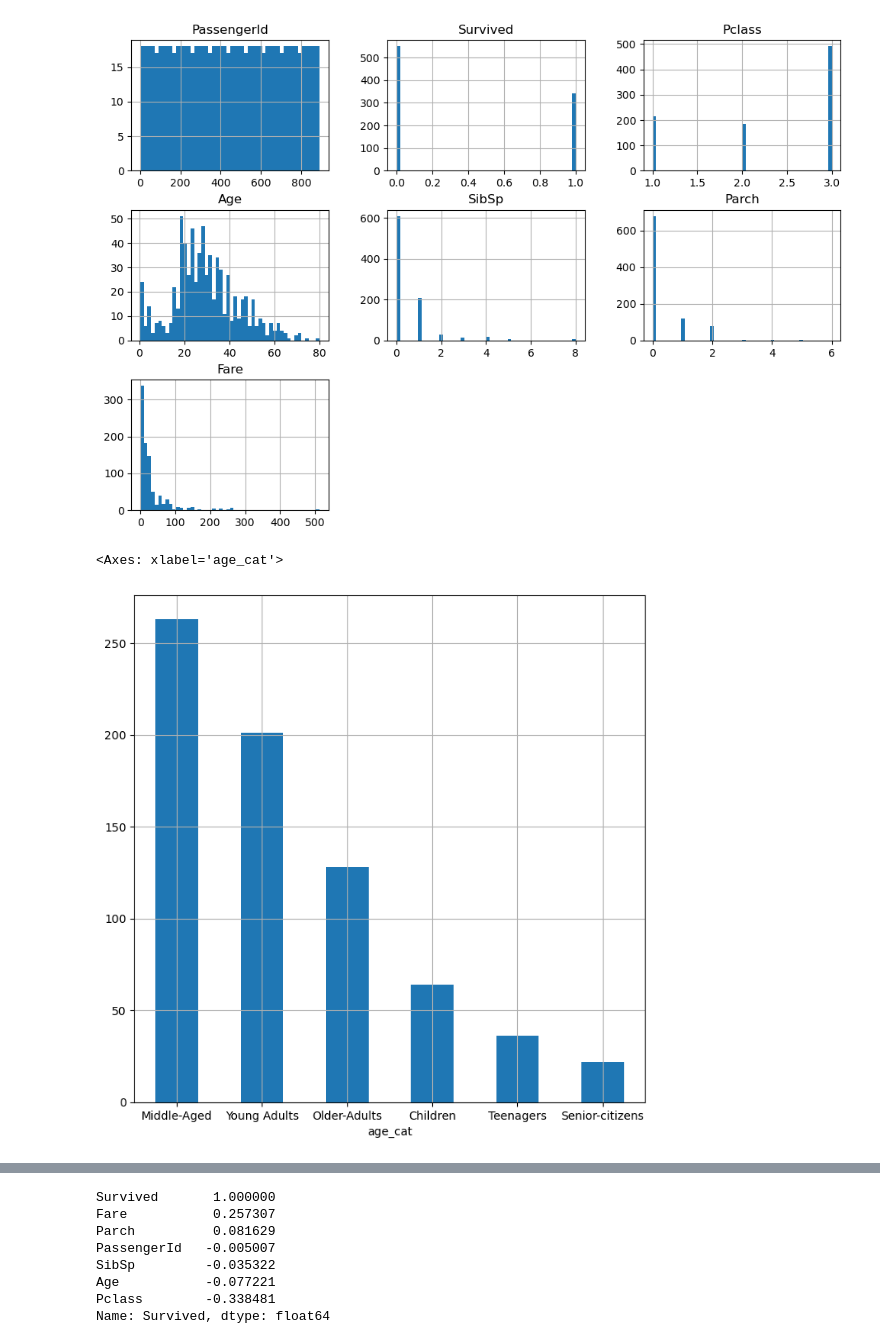
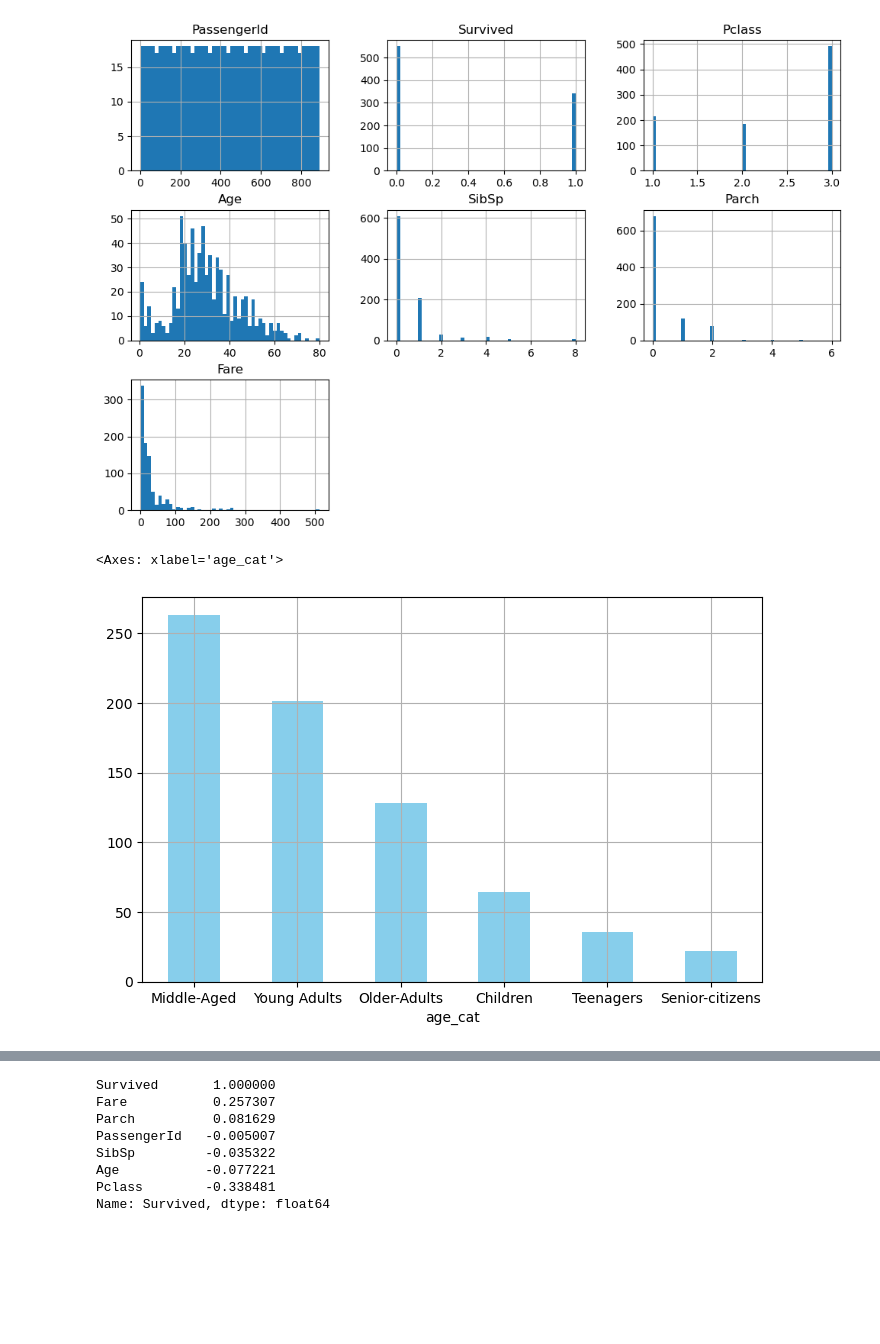
Before and after one commit to akshatkhatri/Machine_learning_playground, a Jupyter notebook: Chapter_3_geron/Titanic_dataset.ipynb, the cells around one changed output, grey strips where cells are left out. Cells and saved outputs as stored; diff of their text form; code cells hidden in the pictures; blank space fills up the shorter version.

```diff
--- a/Chapter_3_geron/Titanic_dataset.ipynb
+++ b/Chapter_3_geron/Titanic_dataset.ipynb
@@ -121,10 +121,10 @@ plt.show()
 # %%
 train_df['age_cat'] = pd.cut(train_df['Age'],bins = [0,10,16,25,40,60,np.inf],labels=['Children','Teenagers','Young Adults','Middle-Aged','Older-Adults','Senior-citizens'])
 # %%
-train_df['age_cat'].value_counts().plot.bar(rot = 0,grid = True,figsize = (8,8))
+train_df['age_cat'].value_counts().plot.bar(rot = 0,grid = True,figsize = (8,5),color = 'skyblue')
 # %% [output]
 <Axes: xlabel='age_cat'>
-[figure, old version]
+[figure, new version]
 # %%
 train_df
 # %% [output]
```
Also changed, not shown: parts of 9 cells of this notebook.
